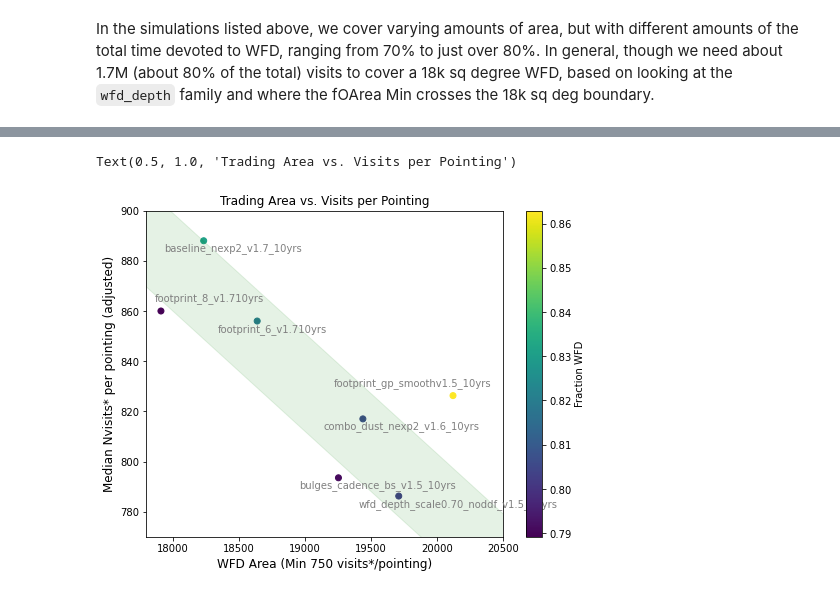
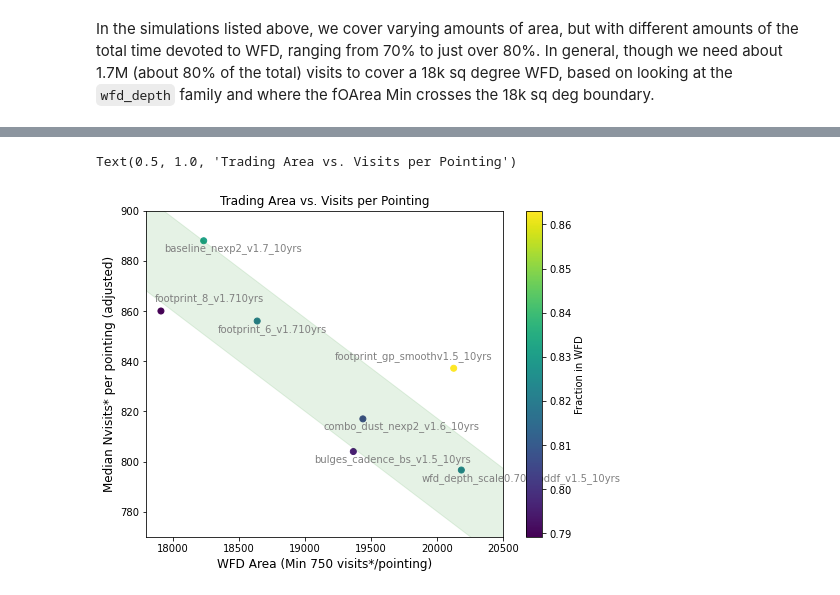
Before and after one commit to lsst-pst/survey_strategy, a Jupyter notebook: fbs_1.7/SurveyFootprints-NvisitsVsArea.ipynb, the cells around one changed output, grey strips where cells are left out. Drawn from its saved outputs; the diff is of its cells as text; code cells hidden in the pictures.

```diff
--- a/fbs_1.7/SurveyFootprints-NvisitsVsArea.ipynb
+++ b/fbs_1.7/SurveyFootprints-NvisitsVsArea.ipynb
@@ -134,6 +134,6 @@ So now, I'll just adjust the boundary values by 9% depending on whether the run
 # %%
 nside = 64 # as above
 thresholds_2snaps = np.array([750, 825, 900])
-thresholds_1snap = np.floor(thresholds_2snaps * 1.09)
+thresholds_1snap = np.floor(thresholds_2snaps / 0.922)
 print(thresholds_2snaps, thresholds_1snap)
 # %% [output]
@@ -231,7 +231,7 @@ for i_fam, fam in enumerate(familylist):
         if families.summaries['NumExp'].loc[r] > 1.1:
             corr = 1.0
         else:
-            corr = 0.91
+            corr = 0.922
         plt.hist(bundles[r].metricValues.compressed()*corr, bins=bins, cumulative=-1, histtype='step',
                  color=[color], label=label)
 plt.xlim(0, 1200)
@@ -326,7 +326,7 @@ simlist = ['baseline_nexp2_v1.7_10yrs',
            'footprint_6_v1.710yrs',
            'footprint_8_v1.710yrs']
 
-mlist = ['Nvisits All props', 'fONv MedianNvis fO All visits HealpixSlicer',
+mlist = ['Nvisits Long Exp', 'fONv MedianNvis fO All visits HealpixSlicer',
          'fOArea Min',# 'fOArea Goal', 'fOArea Stretch',
         'Effective Area (deg) ExgalM5_with_cuts i band non-DD year 10 HealpixSlicer']
 mlist_shortnames = ['Total Nvisits*', 'Median Nvisits per pointing*',
@@ -338,11 +338,12 @@ d = families.summaries[mlist].loc[simlist]
 # Scale the nvisits metric results down to match 9% fewer overall visits
 # Note that the fOArea metrics *here* already reflect this scaling;
 # effective area does not but may not be as sensitive.
-visitmetrics = ['Nvisits All props', 'fONv MedianNvis fO All visits HealpixSlicer']
+visitmetrics = ['Nvisits Long Exp', 'fONv MedianNvis fO All visits HealpixSlicer']
 onesnap = np.where(families.summaries['NumExp'].loc[simlist] == 1)
 for r in d.index.values[onesnap]:
     for m in visitmetrics:
-        d[m].loc[r] = d[m].loc[r] * 0.91
+        #  0.922 factor finetuned by comparing nexp1 and nexp2 runs in the potential_schedulers family
+        d[m].loc[r] = d[m].loc[r] * 0.922
 d.columns = mlist_shortnames
 d
 # %% [output]
@@ -370,7 +371,7 @@ ph = plots.PlotHandler(savefig=False, thumbnail=False)
 for i in simlist:
     f = 1.0
     if families.summaries['NumExp'].loc[i] == 1:
-        f = 1.09
+        f = 1/0.922
     ph.setMetricBundles([bundles[i]])
     plotDicts = {'cmap': 'RdBu', 'colorMin': 250*f, 'colorMax': 1250*f}
     ph.plot(plotFunc=plots.HealpixSkyMap(), plotDicts=plotDicts)
@@ -452,31 +453,33 @@ scale
 # %%
 plt.figure(figsize=(8,6))
 plt.scatter(x=scale['Area'], y=scale['NvisitPerPoint*'], c=scale['t'])
 for count, (i, row) in enumerate(scale.iterrows()):
     if row.name == 'footprint_8_v1.710yrs':
         xy = (row['Area']-50, row['NvisitPerPoint*']+4)
     elif row.name == 'baseline_nexp2_v1.7_10yrs':
         xy = (row['Area']-300, row['NvisitPerPoint*']-4)
     elif row.name == 'footprint_gp_smoothv1.5_10yrs':
         xy = (row['Area']-900, row['NvisitPerPoint*']+4)
     else:
         xy = (row['Area']-300, row['NvisitPerPoint*']-4)
     plt.annotate(text=row.name, xy=xy, color='gray')
 
 x = np.arange(17000, 22000, 100)
-y1 = (18230 - x) * .048  + 888
-y2 = (18000 - x) * .048  + 860
+y1 = (18230 - x) * .04  + 888 # ~83%
+y2 = (18000 - x) * .04  + 860 # ~80%
 plt.fill_between(x, y1, y2, color='green', alpha=0.1)
+y = (19000 - x) * 0.04 + 843 # 82%
+#plt.plot(x, y2)
 plt.xlim(17800, 20500)
 plt.ylim(770, 900)
 
-plt.colorbar(label='Fraction WFD')
+plt.colorbar(label='Fraction in WFD')
 plt.xlabel("WFD Area (Min 750 visits*/pointing)", fontsize='large')
 plt.ylabel("Median Nvisits* per pointing (adjusted)", fontsize='large')
 plt.title("Trading Area vs. Visits per Pointing", fontsize='large')
 # %% [output]
 Text(0.5, 1.0, 'Trading Area vs. Visits per Pointing')
-[figure, old version]
+[figure, new version]
 # %% [markdown]
 This shows clearly the trade between number of visits per pointing vs. area in the WFD, and some indications of how it changes with different fractions of time devoted to WFD.
 The limitations on how much time is devoted to WFD are somewhat flexible, however we see above in the `wfd_depth` family that 80% of the total number of visits tends to be the lowest practical limit when using 2x15s visits (if we had 1x30s visits and gained 9% in the total number of visits, we could reach 18k sq deg in only 70% of the total number of visits, but this is NOT a choice we can make at this time).
```
Also changed, not shown: parts of 15 cells of this notebook.
